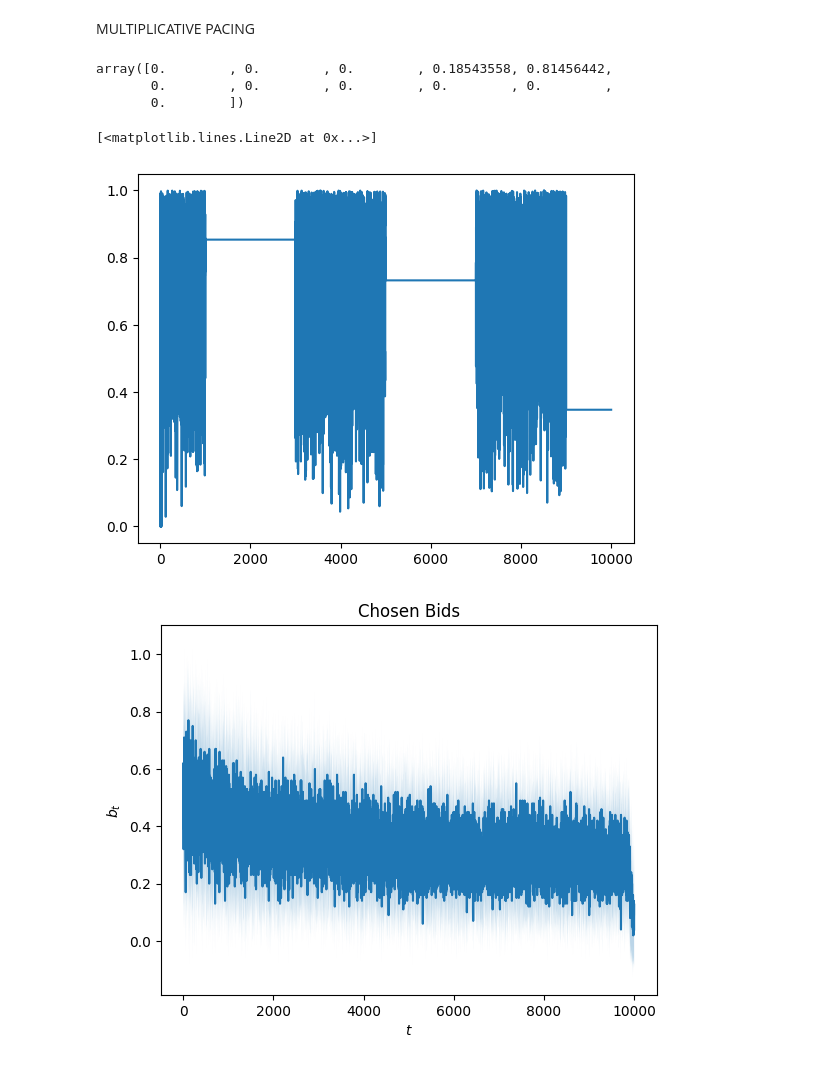
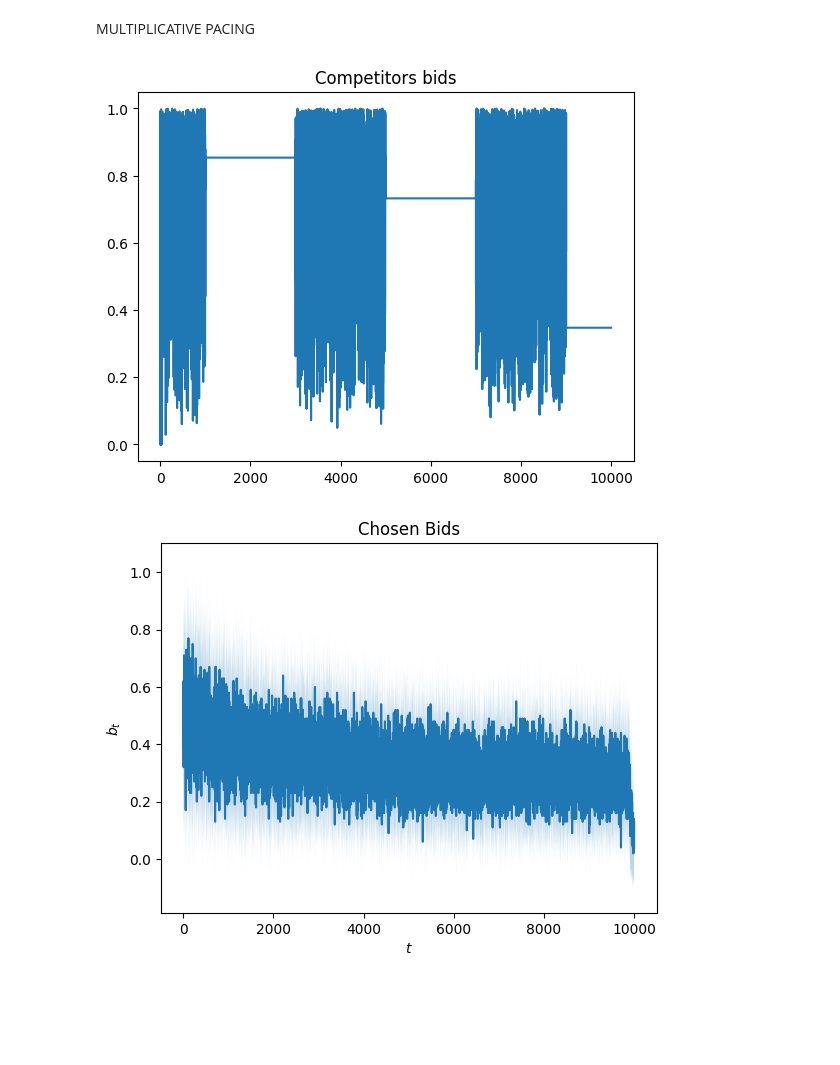
Before and after one commit to manuu1311/OLA-project, a Jupyter notebook: Deliverables/Requirement2/requirement2.ipynb, the cells around one changed output. Saved outputs shown, nothing was run; the diff lists cells and outputs as text; code cells hidden in the pictures; blank space fills up the shorter version.

```diff
--- a/Deliverables/Requirement2/requirement2.ipynb
+++ b/Deliverables/Requirement2/requirement2.ipynb
@@ -229,17 +224,12 @@ std_payments = np.array(all_payments).std(axis=0)
 
 avg_my_bids = np.array(all_my_bids).mean(axis=0)
 std_my_bids = np.array(all_my_bids).std(axis=0)
-# %%
-gamma
-# %% [output]
-array([0.        , 0.        , 0.        , 0.18543558, 0.81456442,
-       0.        , 0.        , 0.        , 0.        , 0.        ,
-       0.        ])
 # %%
-plt.plot(m_t, label='Competitors bids')
+plt.plot(m_t)
+plt.title('Competitors bids')
+plt.show()
 # %% [output]
-[<matplotlib.lines.Line2D at 0x...>]
-[figure, old version]
+[figure, new version]
 # %%
 plt.plot(np.arange(n_users), avg_my_bids)
 plt.fill_between(np.arange(n_users), avg_my_bids-std_my_bids, avg_my_bids+std_my_bids, alpha=0.3)
```
Also changed, not shown: parts of 7 cells of this notebook.
